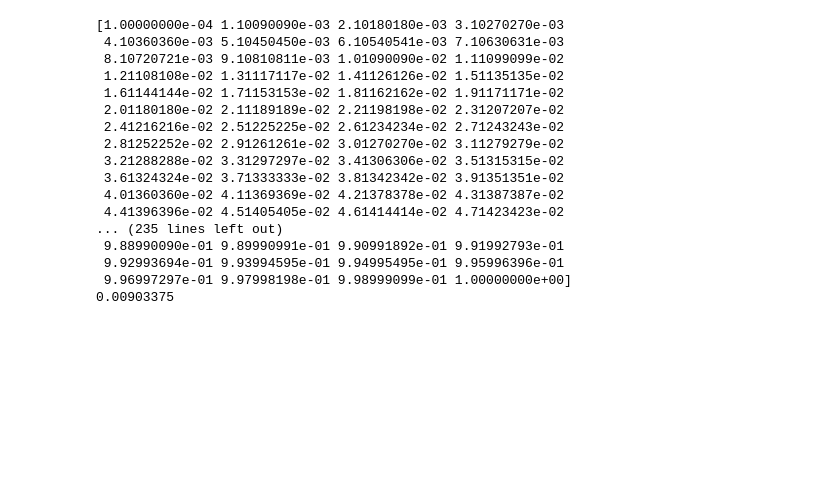
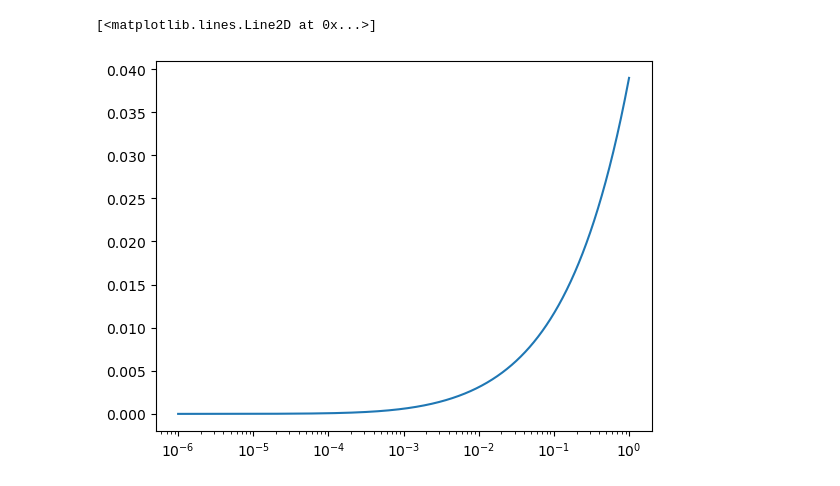
Before and after one commit to AmritpalSNijjar/cmb-analytic, a Jupyter notebook: amritpal/testing.ipynb, the cells around one changed output. Cells and saved outputs as stored; diff of their text form; code cells hidden in the pictures; blank space fills up the shorter version.

```diff
--- a/amritpal/testing.ipynb
+++ b/amritpal/testing.ipynb
@@ -7,26 +10,14 @@ planck = analytic_CMB(0.06*0.25, 0.93*0.25, 50, 1.15, 1, 0.054)
 # %%
 #print(planck.etas)
 #print(planck.a_s)
-print(planck.ks)
-print(planck.k_eq*planck.h)
+#print(planck.ks)
+#print(planck.k_eq*planck.h)
+#print(0.065*.674)
+
+plt.semilogx(paper_cdm.a_s, paper_cdm.etas)
 # %% [output]
-[1.00000000e-04 1.10090090e-03 2.10180180e-03 3.10270270e-03
- 4.10360360e-03 5.10450450e-03 6.10540541e-03 7.10630631e-03
- 8.10720721e-03 9.10810811e-03 1.01090090e-02 1.11099099e-02
- 1.21108108e-02 1.31117117e-02 1.41126126e-02 1.51135135e-02
- 1.61144144e-02 1.71153153e-02 1.81162162e-02 1.91171171e-02
- 2.01180180e-02 2.11189189e-02 2.21198198e-02 2.31207207e-02
- 2.41216216e-02 2.51225225e-02 2.61234234e-02 2.71243243e-02
- 2.81252252e-02 2.91261261e-02 3.01270270e-02 3.11279279e-02
- 3.21288288e-02 3.31297297e-02 3.41306306e-02 3.51315315e-02
- 3.61324324e-02 3.71333333e-02 3.81342342e-02 3.91351351e-02
- 4.01360360e-02 4.11369369e-02 4.21378378e-02 4.31387387e-02
- 4.41396396e-02 4.51405405e-02 4.61414414e-02 4.71423423e-02
-... (235 lines left out)
- 9.88990090e-01 9.89990991e-01 9.90991892e-01 9.91992793e-01
- 9.92993694e-01 9.93994595e-01 9.94995495e-01 9.95996396e-01
- 9.96997297e-01 9.97998198e-01 9.98999099e-01 1.00000000e+00]
-0.00903375
+[<matplotlib.lines.Line2D at 0x...>]
+[figure, added]
 # %%
 a_s = planck.a_s
 
```
Also changed, not shown: parts of 12 cells of this notebook, 1 other file.
